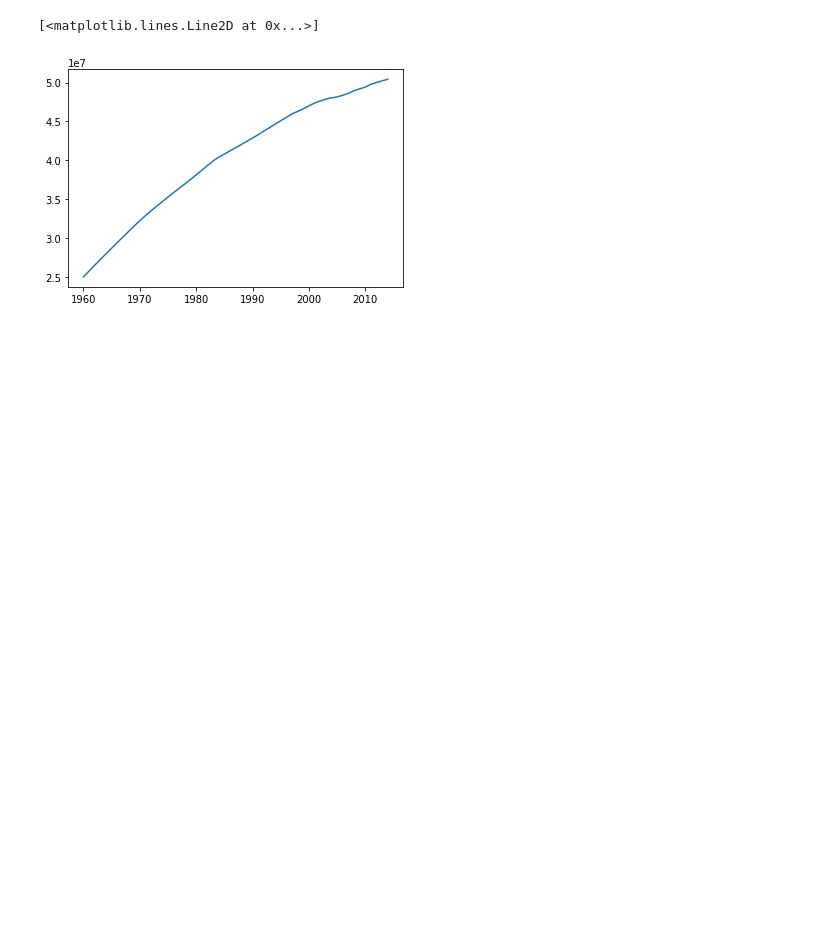
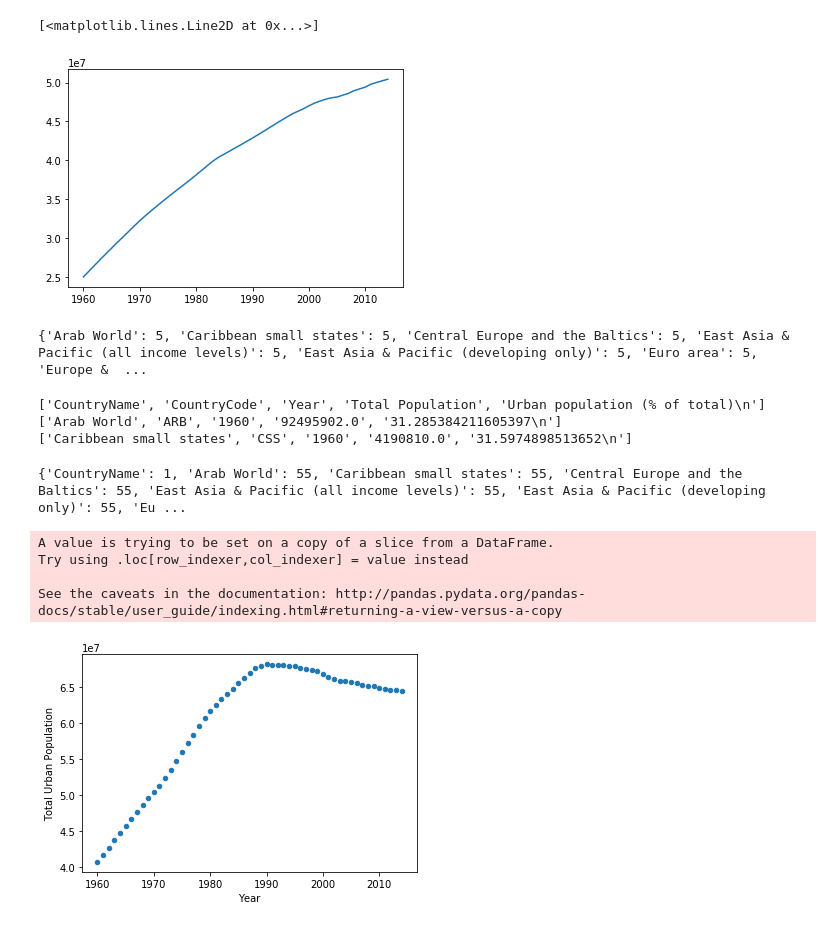
Before and after one commit to ChoiBoyoon/records-of-study, a Jupyter notebook: datacamp/jupyter notebooks/toolbox2_worldbankdata.ipynb, the cells around one changed output. Cells and saved outputs as stored; diff of their text form; code cells hidden in the pictures; blank space fills up the shorter version.

```diff
--- a/datacamp/jupyter notebooks/toolbox2_worldbankdata.ipynb
+++ b/datacamp/jupyter notebooks/toolbox2_worldbankdata.ipynb
@@ -99,3 +123,72 @@ plt.plot(kor_pop['Year'], kor_pop['Total Population'])
 13263  2014        50423955.0
 [<matplotlib.lines.Line2D at 0x...>]
 [figure]
+# %%
+with open('world_ind_pop_data.csv') as file:
+    file.readline()
+    counts_dict = {}
+    for j in range(1000):
+        line = file.readline().split(',')
+        first_col = line[0]
+        if first_col in counts_dict.keys():
+            counts_dict[first_col]+=1
+        else:
+            counts_dict[first_col] = 1
+print(counts_dict)
+# %% [output]
+{'Arab World': 5, 'Caribbean small states': 5, 'Central Europe and the Baltics': 5, 'East Asia & Pacific (all income levels)': 5, 'East Asia & Pacific (developing only)': 5, 'Euro area': 5, 'Europe &  ...
+# %%
+#a file object is already a generator, you don't have to explicitly create a generator object with the function below.
+def read_large_file(file_object):
+    while True:
+        data = file_object.readline()
+        #break if this is the end of the file
+        if not data:
+            break
+        yield data
+
+with open('world_ind_pop_data.csv') as file:
+    gen_file = read_large_file(file)
+
+    print(next(gen_file).split(','))
+
+    print(next(gen_file).split(','))
+
+    print(next(gen_file).split(','))
+# %% [output]
+['CountryName', 'CountryCode', 'Year', 'Total Population', 'Urban population (% of total)\n']
+['Arab World', 'ARB', '1960', '92495902.0', '31.285384211605397\n']
+['Caribbean small states', 'CSS', '1960', '4190810.0', '31.5974898513652\n']
+# %%
+counts_dict = {}
+with open('world_ind_pop_data.csv') as file:
+    for line in read_large_file(file):
+        row = line.split(',')
+        first_col = row[0]
+        if first_col in counts_dict.keys():
+            counts_dict[first_col]+=1
+        else:
+            counts_dict[first_col] = 1
+
+print(counts_dict)
+# %% [output]
+{'CountryName': 1, 'Arab World': 55, 'Caribbean small states': 55, 'Central Europe and the Baltics': 55, 'East Asia & Pacific (all income levels)': 55, 'East Asia & Pacific (developing only)': 55, 'Eu ...
+# %%
+urb_pop_reader = pd.read_csv('world_ind_pop_data.csv', chunksize=1000)
+data = pd.DataFrame()
+
+for df_urb_pop in urb_pop_reader:
+    df_pop_ceb = df_urb_pop[df_urb_pop['CountryCode']=='CEB']
+    pops = zip(df_pop_ceb['Total Population'], df_pop_ceb['Urban population (% of total)'])
+    pops_list = list(pops)
+    df_pop_ceb['Total Urban Population'] = [int(tup[0]*tup[1]*0.01) for tup in pops_list]
+    data = data.append(df_pop_ceb)
+
+data.plot(kind='scatter', x='Year', y='Total Urban Population')
+plt.show()
+# %% [output]
+A value is trying to be set on a copy of a slice from a DataFrame.
+Try using .loc[row_indexer,col_indexer] = value instead
+
+See the caveats in the documentation: http://pandas.pydata.org/pandas-docs/stable/user_guide/indexing.html#returning-a-view-versus-a-copy
+[figure, added]
```
Also changed, not shown: parts of 2 cells of this notebook, 2 other files.
